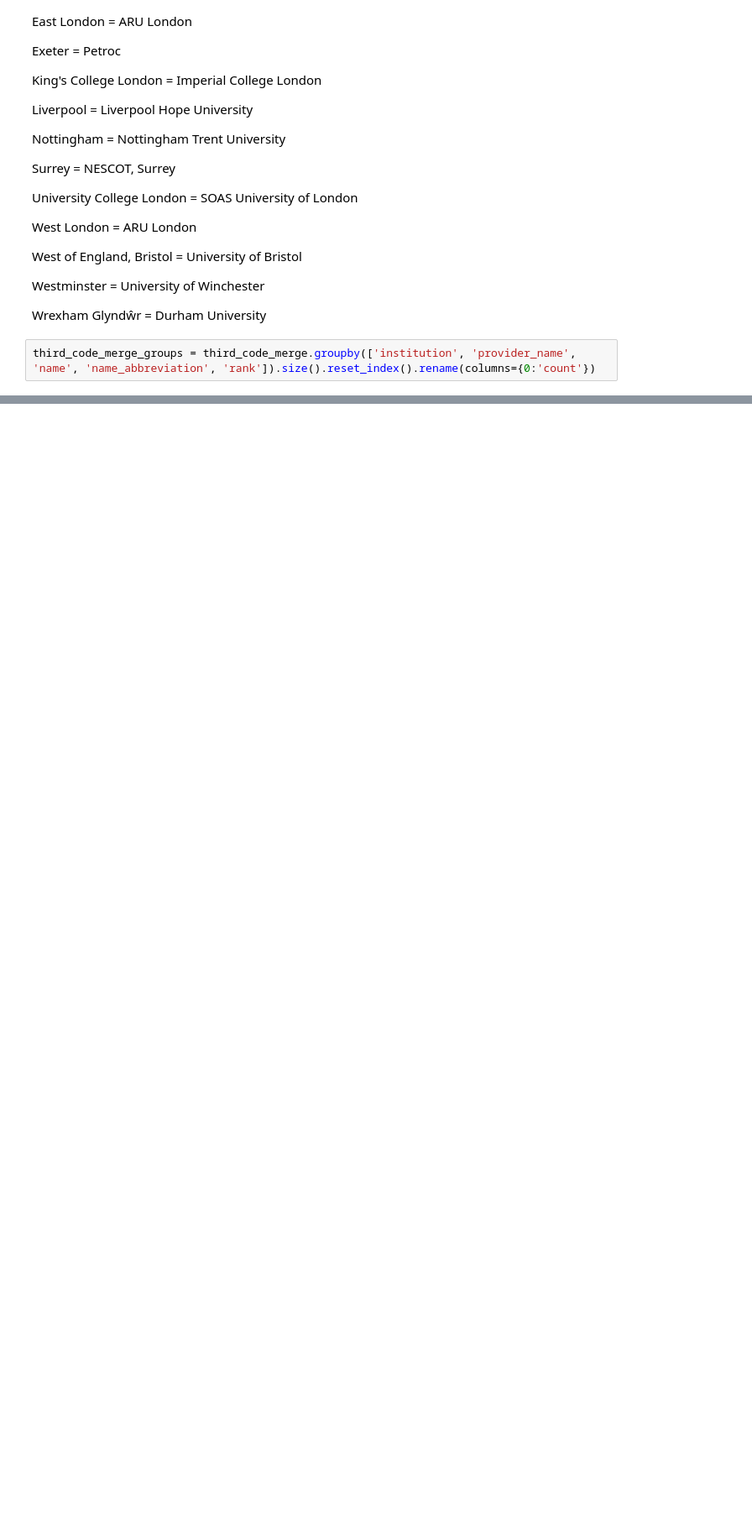
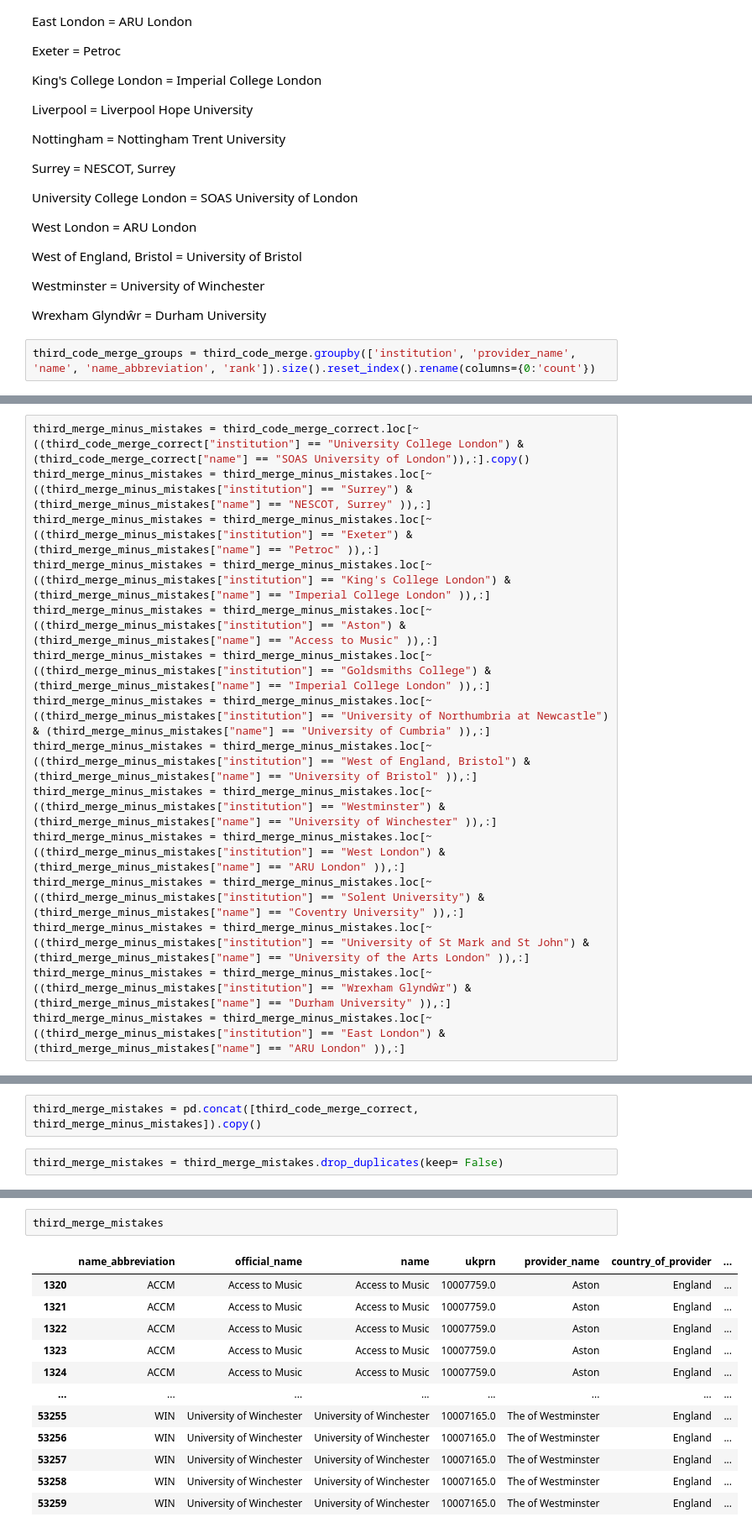
Before and after one commit to DSloan10/pcc_python_projects, a Jupyter notebook: hesa_project/Clean_up.ipynb, the cells around one changed output, grey strips where cells are left out. Shown at 84% size. Cells and saved outputs as stored; diff of their text form; blank space fills up the shorter version.

```diff
--- a/hesa_project/Clean_up.ipynb
+++ b/hesa_project/Clean_up.ipynb
@@ -717,0 +711,15 @@ all_inst_minus_mistakes = all_inst_minus_mistakes.loc[~((all_inst_minus_mistakes
+# %%
+third_merge_minus_mistakes = third_code_merge_correct.loc[~((third_code_merge_correct["institution"] == "University College London") & (third_code_merge_correct["name"] == "SOAS University of London")),:].copy()
+third_merge_minus_mistakes = third_merge_minus_mistakes.loc[~((third_merge_minus_mistakes["institution"] == "Surrey") & (third_merge_minus_mistakes["name"] == "NESCOT, Surrey" )),:]
+third_merge_minus_mistakes = third_merge_minus_mistakes.loc[~((third_merge_minus_mistakes["institution"] == "Exeter") & (third_merge_minus_mistakes["name"] == "Petroc" )),:]
+third_merge_minus_mistakes = third_merge_minus_mistakes.loc[~((third_merge_minus_mistakes["institution"] == "King's College London") & (third_merge_minus_mistakes["name"] == "Imperial College London" )),:]
+third_merge_minus_mistakes = third_merge_minus_mistakes.loc[~((third_merge_minus_mistakes["institution"] == "Aston") & (third_merge_minus_mistakes["name"] == "Access to Music" )),:]
+third_merge_minus_mistakes = third_merge_minus_mistakes.loc[~((third_merge_minus_mistakes["institution"] == "Goldsmiths College") & (third_merge_minus_mistakes["name"] == "Imperial College London" )),:]
+third_merge_minus_mistakes = third_merge_minus_mistakes.loc[~((third_merge_minus_mistakes["institution"] == "University of Northumbria at Newcastle") & (third_merge_minus_mistakes["name"] == "University of Cumbria" )),:]
+third_merge_minus_mistakes = third_merge_minus_mistakes.loc[~((third_merge_minus_mistakes["institution"] == "West of England, Bristol") & (third_merge_minus_mistakes["name"] == "University of Bristol" )),:]
+third_merge_minus_mistakes = third_merge_minus_mistakes.loc[~((third_merge_minus_mistakes["institution"] == "Westminster") & (third_merge_minus_mistakes["name"] == "University of Winchester" )),:]
+third_merge_minus_mistakes = third_merge_minus_mistakes.loc[~((third_merge_minus_mistakes["institution"] == "West London") & (third_merge_minus_mistakes["name"] == "ARU London" )),:]
+third_merge_minus_mistakes = third_merge_minus_mistakes.loc[~((third_merge_minus_mistakes["institution"] == "Solent University") & (third_merge_minus_mistakes["name"] == "Coventry University" )),:]
+third_merge_minus_mistakes = third_merge_minus_mistakes.loc[~((third_merge_minus_mistakes["institution"] == "University of St Mark and St John") & (third_merge_minus_mistakes["name"] == "University of the Arts London" )),:]
+third_merge_minus_mistakes = third_merge_minus_mistakes.loc[~((third_merge_minus_mistakes["institution"] == "Wrexham Glyndŵr") & (third_merge_minus_mistakes["name"] == "Durham University" )),:]
+third_merge_minus_mistakes = third_merge_minus_mistakes.loc[~((third_merge_minus_mistakes["institution"] == "East London") & (third_merge_minus_mistakes["name"] == "ARU London" )),:]
@@ -717,0 +738,4 @@ all_inst_minus_mistakes = all_inst_minus_mistakes.loc[~((all_inst_minus_mistakes
+# %%
+third_merge_mistakes = pd.concat([third_code_merge_correct, third_merge_minus_mistakes]).copy()
+# %%
+third_merge_mistakes = third_merge_mistakes.drop_duplicates(keep= False)
@@ -717,0 +756,15 @@ all_inst_minus_mistakes = all_inst_minus_mistakes.loc[~((all_inst_minus_mistakes
+# %%
+third_merge_mistakes
+# %% [output]
+|  | name_abbreviation | official_name | name | ukprn | provider_name | country_of_provider | ... |
+| 1320 | ACCM | Access to Music | Access to Music | 10007759.0 | Aston | England | ... |
+| 1321 | ACCM | Access to Music | Access to Music | 10007759.0 | Aston | England | ... |
+| 1322 | ACCM | Access to Music | Access to Music | 10007759.0 | Aston | England | ... |
+| 1323 | ACCM | Access to Music | Access to Music | 10007759.0 | Aston | England | ... |
+| 1324 | ACCM | Access to Music | Access to Music | 10007759.0 | Aston | England | ... |
+| ... | ... | ... | ... | ... | ... | ... | ... |
+| 53255 | WIN | University of Winchester | University of Winchester | 10007165.0 | The of Westminster | England | ... |
+| 53256 | WIN | University of Winchester | University of Winchester | 10007165.0 | The of Westminster | England | ... |
+| 53257 | WIN | University of Winchester | University of Winchester | 10007165.0 | The of Westminster | England | ... |
+| 53258 | WIN | University of Winchester | University of Winchester | 10007165.0 | The of Westminster | England | ... |
+| 53259 | WIN | University of Winchester | University of Winchester | 10007165.0 | The of Westminster | England | ... |
```
Also changed, not shown: parts of 9 cells of this notebook.
